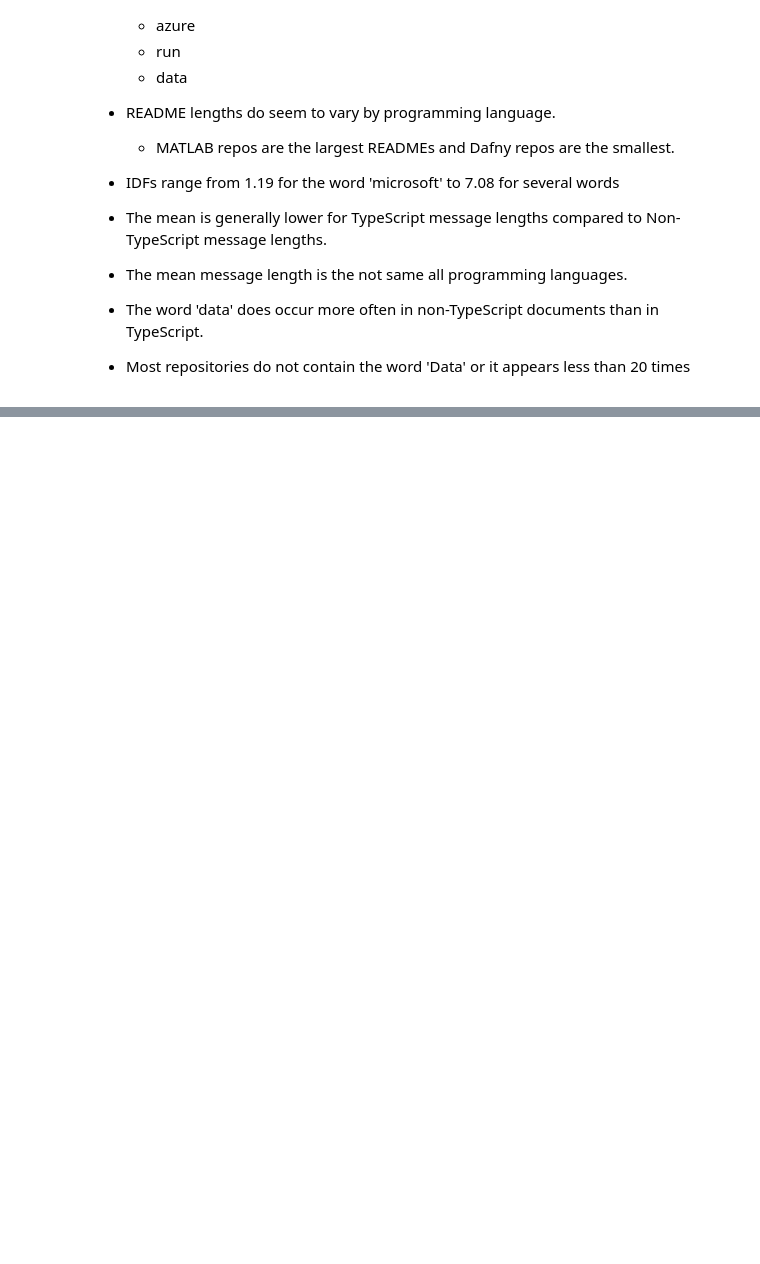
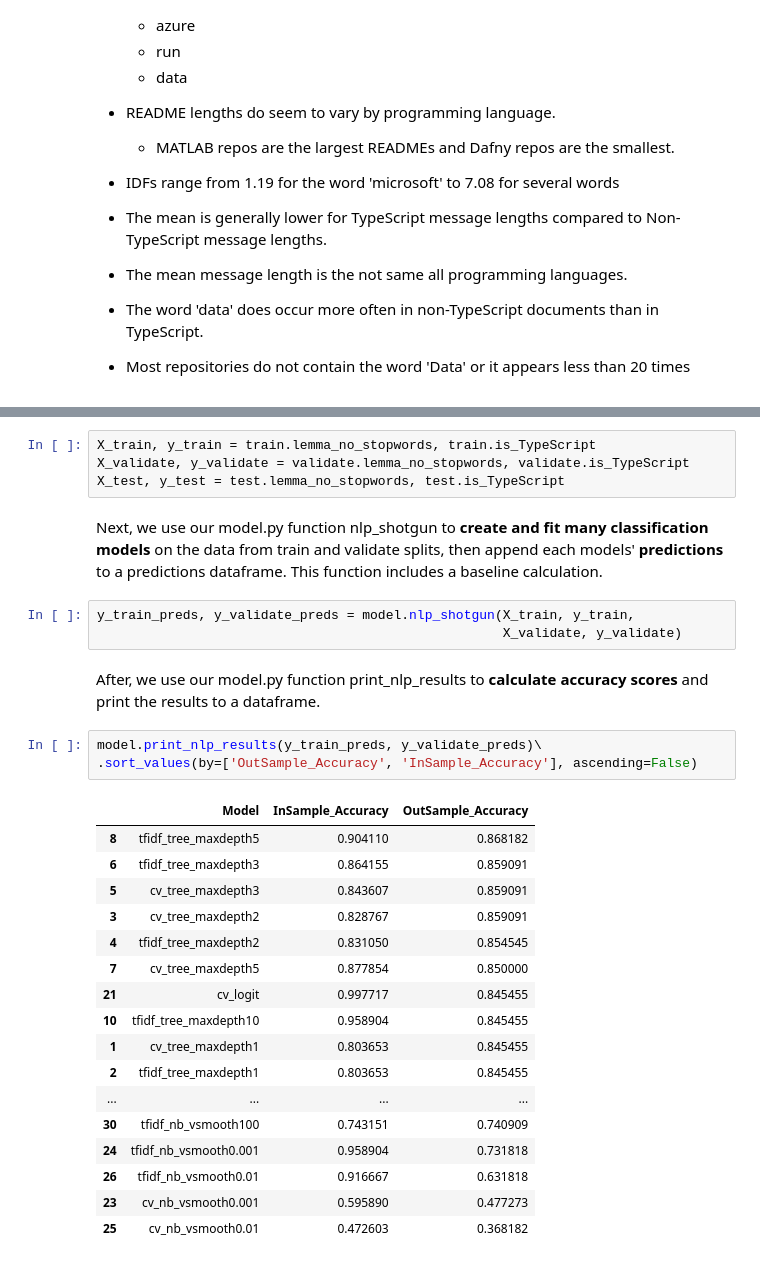
Before and after one commit to lets-talk-codeup/github-guesser, a Jupyter notebook: NLP_project_final_notebook.ipynb, the cells around one changed output, grey strips where cells are left out. Drawn from its saved outputs; the diff is of its cells as text; blank space fills up the shorter version.

Commit message:
add modeling, conclusion sections to final notebook

```diff
--- a/NLP_project_final_notebook.ipynb
+++ b/NLP_project_final_notebook.ipynb
@@ -792,0 +801,32 @@ Text(0.5, 1.0, 'Number of Times the Word -Data- Appears in a Repository')
+# %%
+X_train, y_train = train.lemma_no_stopwords, train.is_TypeScript
+X_validate, y_validate = validate.lemma_no_stopwords, validate.is_TypeScript
+X_test, y_test = test.lemma_no_stopwords, test.is_TypeScript
+# %% [markdown]
+Next, we use our model.py function nlp_shotgun to **create and fit many classification models** on the data from train and validate splits, then append each models' **predictions** to a predictions dataframe. This function includes a baseline calculation.
+# %%
+y_train_preds, y_validate_preds = model.nlp_shotgun(X_train, y_train,
+                                                    X_validate, y_validate)
+# %% [markdown]
+After, we use our model.py function print_nlp_results to **calculate accuracy scores** and print the results to a dataframe.
+# %%
+model.print_nlp_results(y_train_preds, y_validate_preds)\
+.sort_values(by=['OutSample_Accuracy', 'InSample_Accuracy'], ascending=False)
+# %% [output]
+|  | Model | InSample_Accuracy | OutSample_Accuracy |
+| 8 | tfidf_tree_maxdepth5 | 0.904110 | 0.868182 |
+| 6 | tfidf_tree_maxdepth3 | 0.864155 | 0.859091 |
+| 5 | cv_tree_maxdepth3 | 0.843607 | 0.859091 |
+| 3 | cv_tree_maxdepth2 | 0.828767 | 0.859091 |
+| 4 | tfidf_tree_maxdepth2 | 0.831050 | 0.854545 |
+| 7 | cv_tree_maxdepth5 | 0.877854 | 0.850000 |
+| 21 | cv_logit | 0.997717 | 0.845455 |
+| 10 | tfidf_tree_maxdepth10 | 0.958904 | 0.845455 |
+| 1 | cv_tree_maxdepth1 | 0.803653 | 0.845455 |
+| 2 | tfidf_tree_maxdepth1 | 0.803653 | 0.845455 |
+| ... | ... | ... | ... |
+| 30 | tfidf_nb_vsmooth100 | 0.743151 | 0.740909 |
+| 24 | tfidf_nb_vsmooth0.001 | 0.958904 | 0.731818 |
+| 26 | tfidf_nb_vsmooth0.01 | 0.916667 | 0.631818 |
+| 23 | cv_nb_vsmooth0.001 | 0.595890 | 0.477273 |
+| 25 | cv_nb_vsmooth0.01 | 0.472603 | 0.368182 |
```
Also changed, not shown: parts of 14 cells of this notebook.
